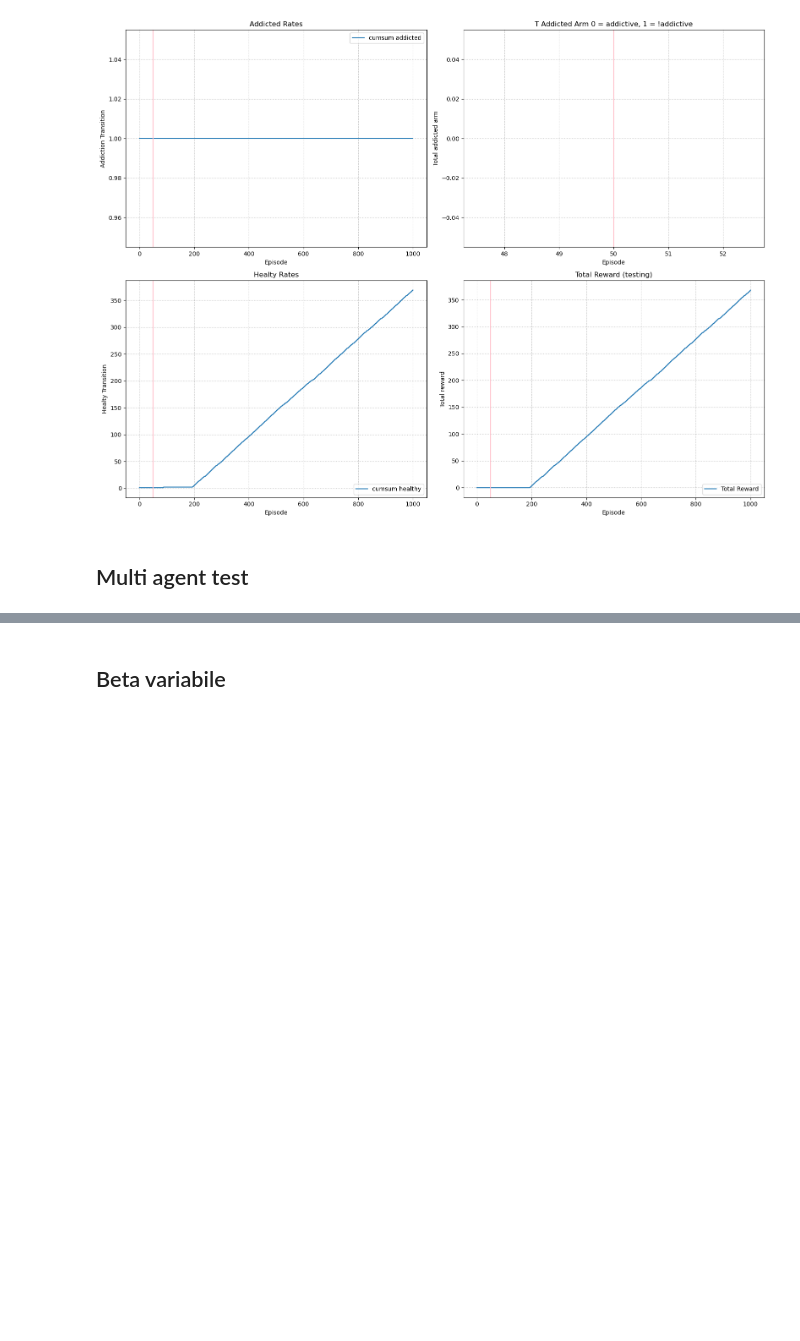
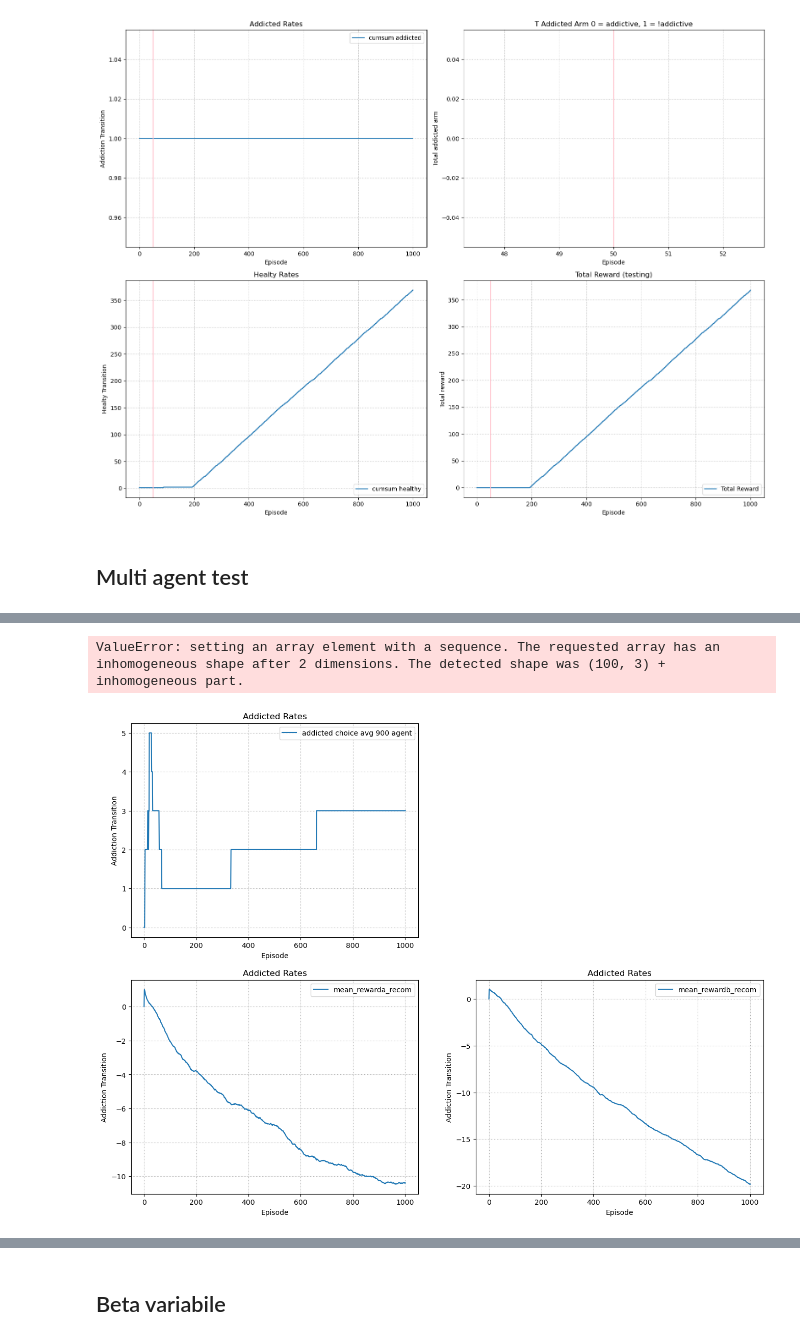
Before and after one commit to Gabriele-Maggi/ProgettoIA-2024, a Jupyter notebook: Notebooks/EnvTest.ipynb, the cells around one changed output, grey strips where cells are left out. Drawn from its saved outputs; the diff is of its cells as text; code cells hidden in the pictures; blank space fills up the shorter version.

```diff
--- a/Notebooks/EnvTest.ipynb
+++ b/Notebooks/EnvTest.ipynb
@@ -161,7 +180,7 @@ step = 1
 
 a_count = 1
 h_count = 1
-
+action_ad = 1
 
 while not done:
     action = agentMF.get_action(obs)
@@ -171,11 +190,8 @@ while not done:
     # update the agent
     agentMF.update(obs, action, reward, terminated, next_obs)
 
-    # update if the environment is done and the current obs
-    # if obs == 3 and next_obs == 2 and reward != 0:
-    #     healty_arm += 1
-    # if obs == 3 and next_obs == 4:
-    #     addicted_arm += 1
+    if obs == 3 and action == 4:
+        action_ad += 1
 
     if obs == 3 and next_obs == 4:
         a_count += 1
@@ -697,3 +728,37 @@ aia 20 284
+# %%
+numpy_array = np.array(mean_arms_t)
+print(numpy_array)
+# %% [output]
+ValueError: setting an array element with a sequence. The requested array has an inhomogeneous shape after 2 dimensions. The detected shape was (100, 3) + inhomogeneous part.
+# %%
+plt.figure(figsize=(16, 12))
+plt.subplot(2, 2, 1)
+plt.plot(perc_agent, label='addicted choice avg 900 agent')
+plt.title('Addicted Rates')
+plt.xlabel('Episode')
+plt.ylabel('Addiction Transition')
+plt.legend()
+# plt.axvline(x=50, color='pink')  # Add red line at x=50
+plt.grid(True, linestyle=':', color='gray', alpha=0.7)
+
+plt.subplot(2, 2, 3)
+plt.plot(mean_rewarda_recom, label='mean_rewarda_recom')
+plt.title('Addicted Rates')
+plt.xlabel('Episode')
+plt.ylabel('Addiction Transition')
+plt.legend()
+# plt.axvline(x=50, color='pink')  # Add red line at x=50
+plt.grid(True, linestyle=':', color='gray', alpha=0.7)
+plt.subplot(2, 2, 4)
+plt.plot(mean_rewardb_recom, label='mean_rewardb_recom')
+plt.title('Addicted Rates')
+plt.xlabel('Episode')
+plt.ylabel('Addiction Transition')
+plt.legend()
+# plt.axvline(x=50, color='pink')  # Add red line at x=50
+plt.grid(True, linestyle=':', color='gray', alpha=0.7)
+# %% [output]
+[figure, added]
 # %%
 plt.figure()
 
```
Also changed, not shown: parts of 5 cells of this notebook, 1 other file.
